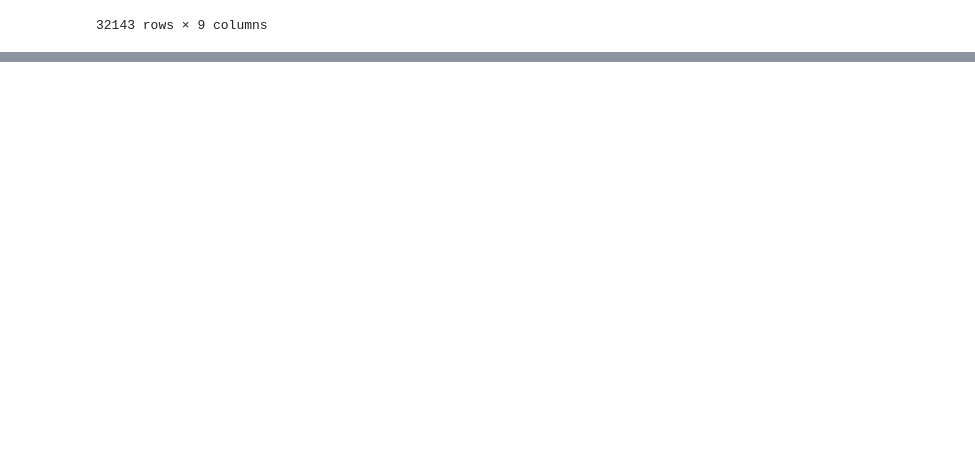
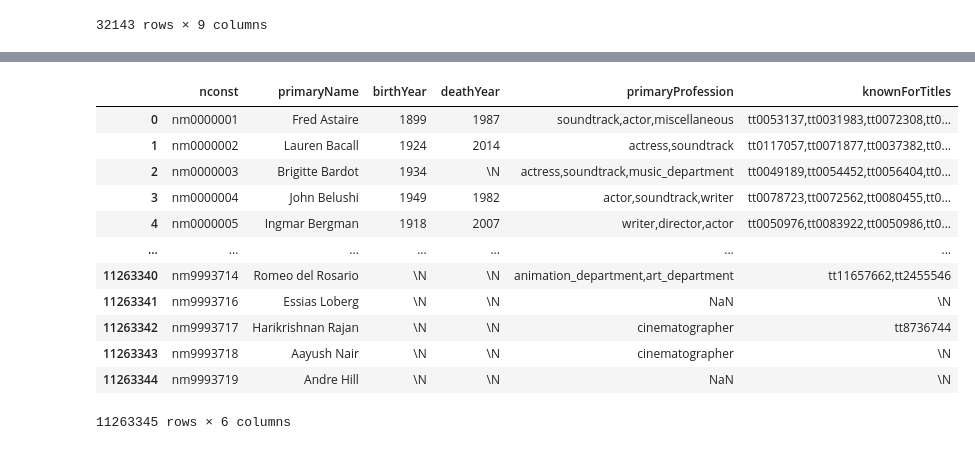
Before and after one commit to HYOB99/MovieRecSite, a Jupyter notebook: exploratory.ipynb, the cells around one changed output, grey strips where cells are left out. Saved outputs shown, nothing was run; the diff lists cells and outputs as text; code cells hidden in the pictures; blank space fills up the shorter version.

```diff
--- a/exploratory.ipynb
+++ b/exploratory.ipynb
@@ -61,0 +84,16 @@ temp.loc[temp['originalTitle'].str.contains('Harry Potter')]
+# %%
+names
+# %% [output]
+|  | nconst | primaryName | birthYear | deathYear | primaryProfession | knownForTitles |
+| 0 | nm0000001 | Fred Astaire | 1899 | 1987 | soundtrack,actor,miscellaneous | tt0053137,tt0031983,tt0072308,tt0... |
+| 1 | nm0000002 | Lauren Bacall | 1924 | 2014 | actress,soundtrack | tt0117057,tt0071877,tt0037382,tt0... |
+| 2 | nm0000003 | Brigitte Bardot | 1934 | \N | actress,soundtrack,music_department | tt0049189,tt0054452,tt0056404,tt0... |
+| 3 | nm0000004 | John Belushi | 1949 | 1982 | actor,soundtrack,writer | tt0078723,tt0072562,tt0080455,tt0... |
+| 4 | nm0000005 | Ingmar Bergman | 1918 | 2007 | writer,director,actor | tt0050976,tt0083922,tt0050986,tt0... |
+| ... | ... | ... | ... | ... | ... | ... |
+| 11263340 | nm9993714 | Romeo del Rosario | \N | \N | animation_department,art_department | tt11657662,tt2455546 |
+| 11263341 | nm9993716 | Essias Loberg | \N | \N | NaN | \N |
+| 11263342 | nm9993717 | Harikrishnan Rajan | \N | \N | cinematographer | tt8736744 |
+| 11263343 | nm9993718 | Aayush Nair | \N | \N | cinematographer | \N |
+| 11263344 | nm9993719 | Andre Hill | \N | \N | NaN | \N |
+11263345 rows × 6 columns
```
Also changed, not shown: parts of 5 cells of this notebook.
